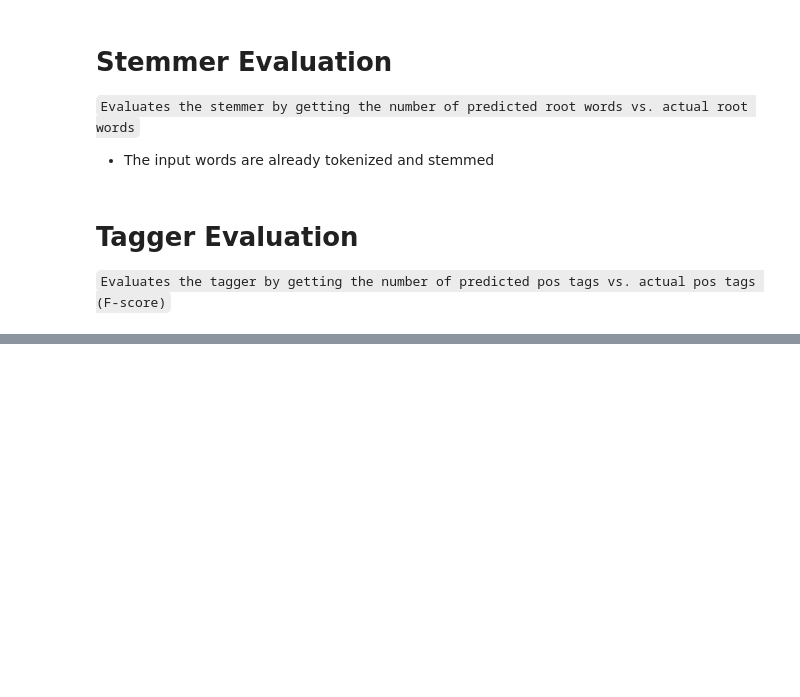
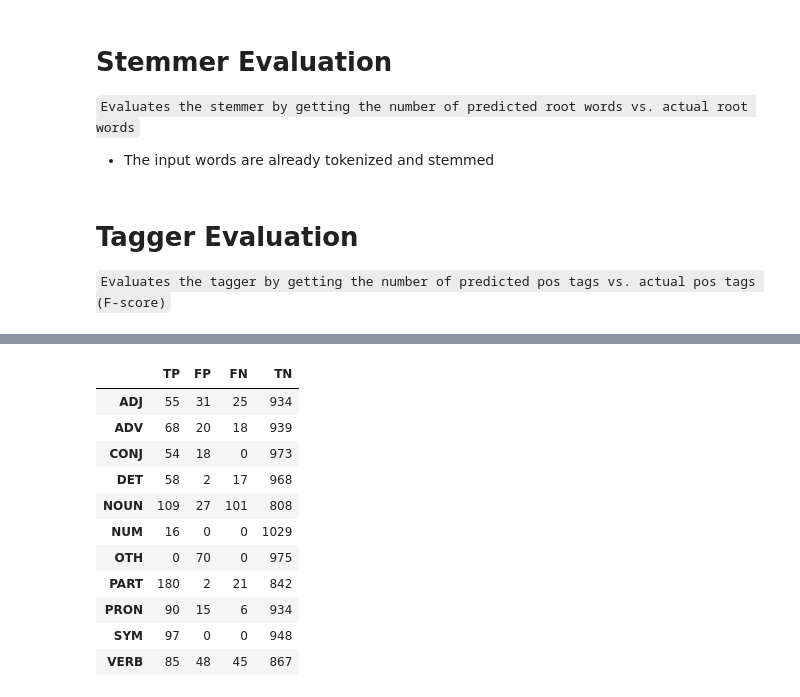
Before and after one commit to rjrequina/Cebuano-POS-Tagger, a Jupyter notebook: src/Demo_and_Evaluation.ipynb, the cells around one changed output, grey strips where cells are left out. Drawn from its saved outputs; the diff is of its cells as text; code cells hidden in the pictures; blank space fills up the shorter version.

```diff
--- a/src/Demo_and_Evaluation.ipynb
+++ b/src/Demo_and_Evaluation.ipynb
@@ -183,0 +167,18 @@ perf_df
+# %%
+values_col = ['TP', 'FP', 'FN', 'TN']
+values = te.cm_values(matrix=matrix)
+values_df = pd.DataFrame(values,columns=values_col, index=tag_columns)
+values_df
+# %% [output]
+|  | TP | FP | FN | TN |
+| ADJ | 55 | 31 | 25 | 934 |
+| ADV | 68 | 20 | 18 | 939 |
+| CONJ | 54 | 18 | 0 | 973 |
+| DET | 58 | 2 | 17 | 968 |
+| NOUN | 109 | 27 | 101 | 808 |
+| NUM | 16 | 0 | 0 | 1029 |
+| OTH | 0 | 70 | 0 | 975 |
+| PART | 180 | 2 | 21 | 842 |
+| PRON | 90 | 15 | 6 | 934 |
+| SYM | 97 | 0 | 0 | 948 |
+| VERB | 85 | 48 | 45 | 867 |
```
Also changed, not shown: parts of 27 cells of this notebook, 2 other files.
